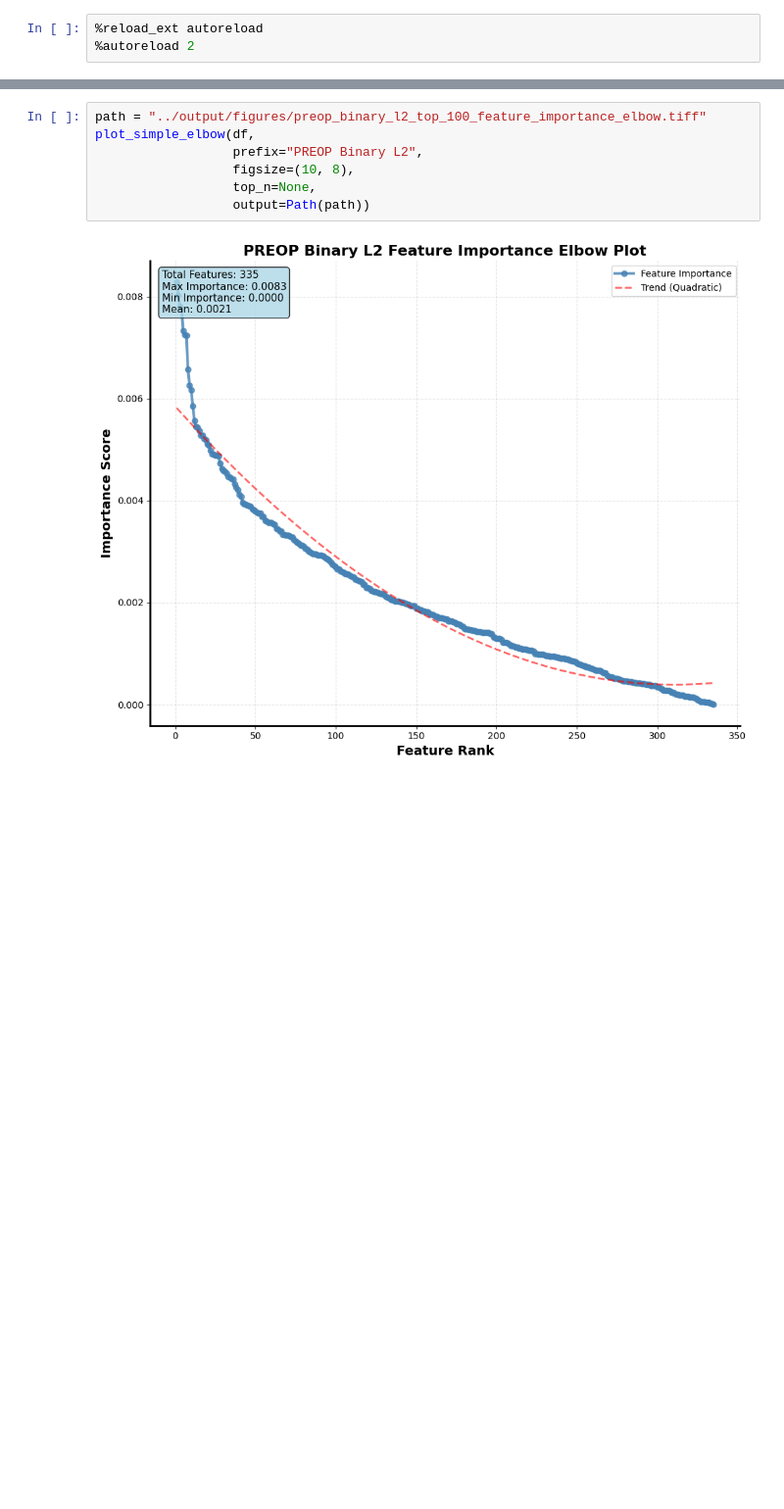
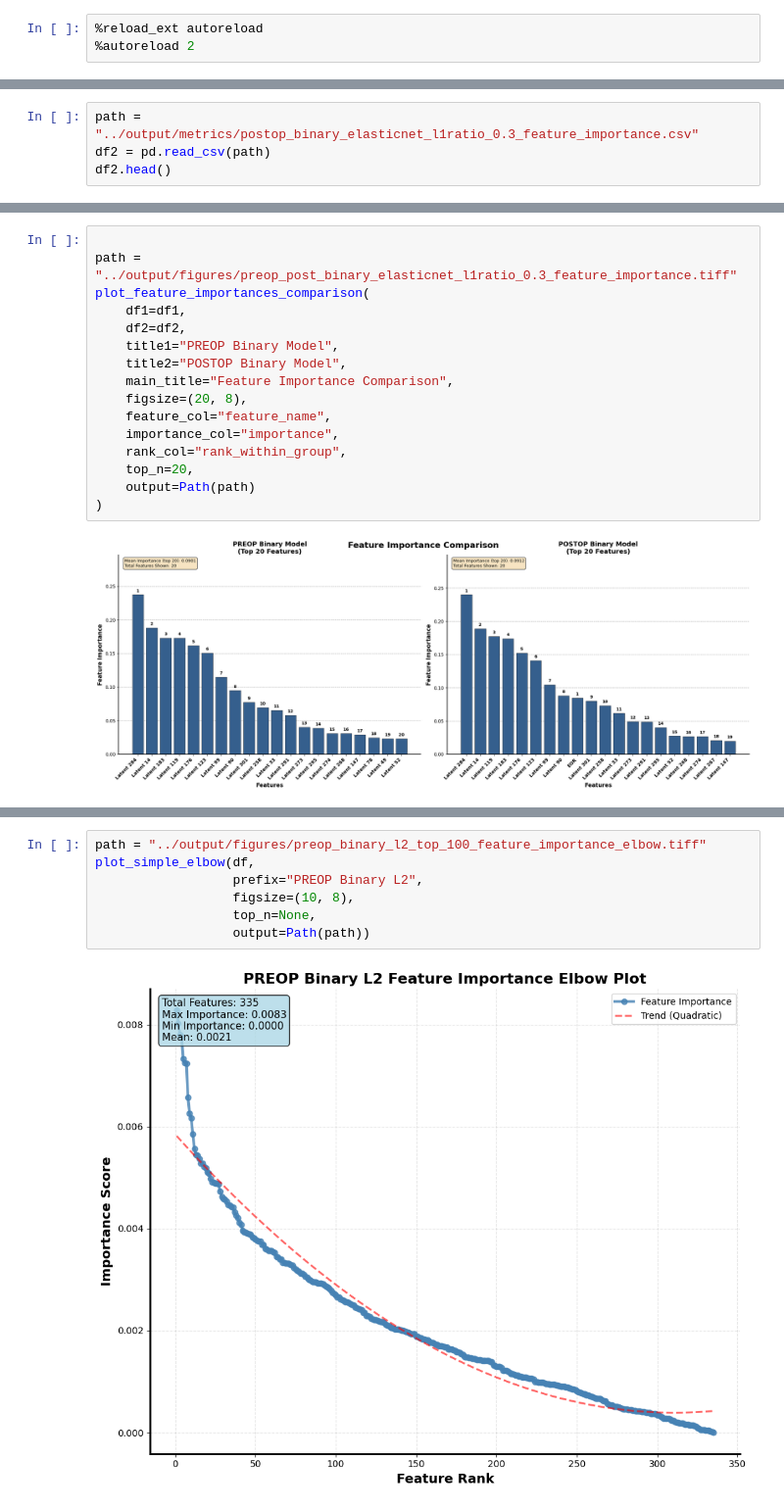
Before and after one commit to ygrepo/Craniopharyngiomas_Image_Segmentation, a Jupyter notebook: notebooks/feature_importance.ipynb, the cells around one changed output, grey strips where cells are left out. Shown at 98% size. Cells and saved outputs as stored; diff of their text form; blank space fills up the shorter version.

```diff
--- a/notebooks/feature_importance.ipynb
+++ b/notebooks/feature_importance.ipynb
@@ -23,0 +24,4 @@ df.head()
+# %%
+path = "../output/metrics/postop_binary_elasticnet_l1ratio_0.3_feature_importance.csv"
+df2 = pd.read_csv(path)
+df2.head()
@@ -23,0 +35,18 @@ df.head()
+# %%
+
+path = "../output/figures/preop_post_binary_elasticnet_l1ratio_0.3_feature_importance.tiff"
+plot_feature_importances_comparison(
+    df1=df1,
+    df2=df2,
+    title1="PREOP Binary Model",
+    title2="POSTOP Binary Model",
+    main_title="Feature Importance Comparison",
+    figsize=(20, 8),
+    feature_col="feature_name",
+    importance_col="importance",
+    rank_col="rank_within_group",
+    top_n=20,
+    output=Path(path)
+)
+# %% [output]
+[figure, added]
```
Also changed, not shown: parts of 7 cells of this notebook, 4 other files.
